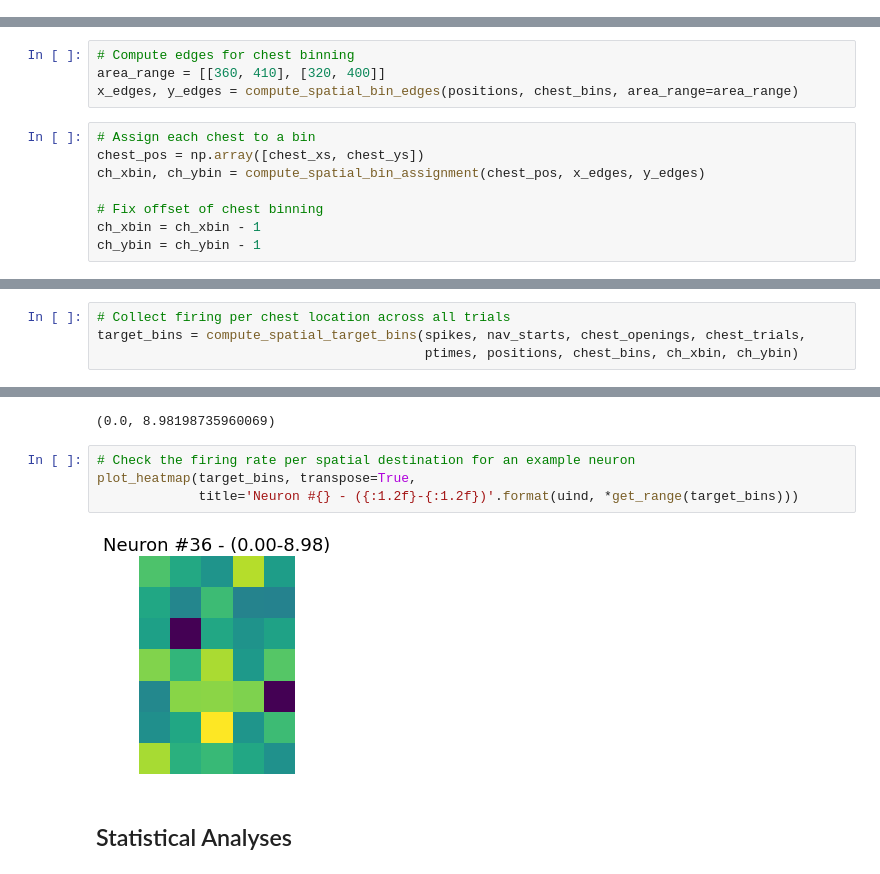
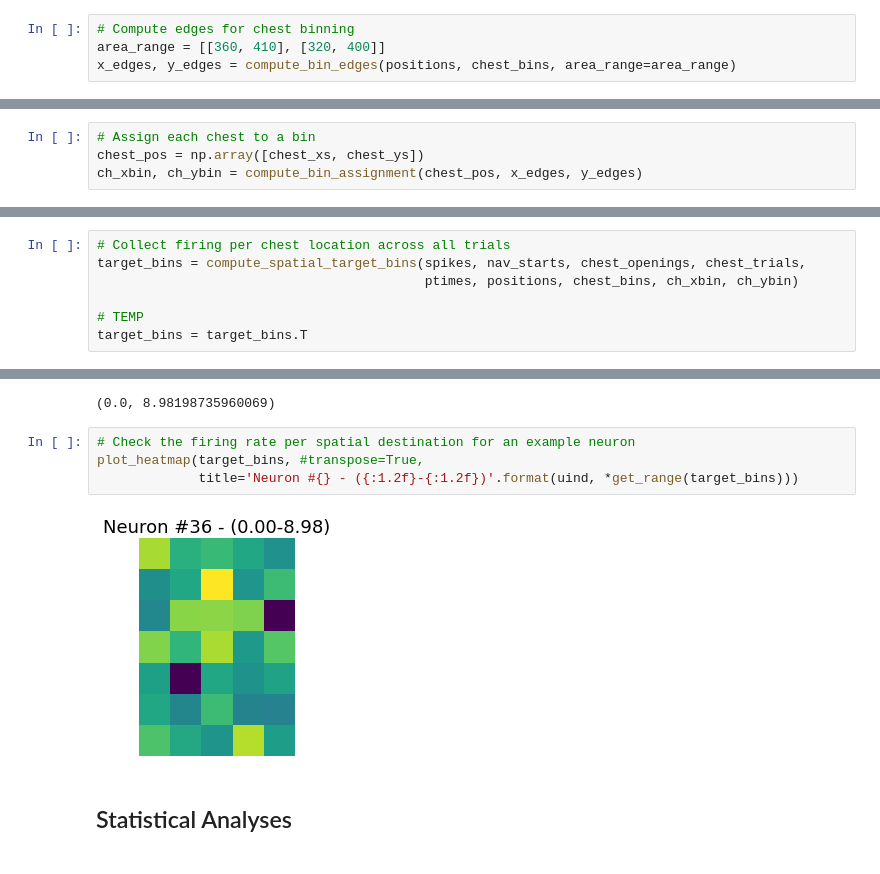
Before and after one commit to HSUPipeline/AnalyzeTH, a Jupyter notebook: notebooks/03-SpatialTargetCells.ipynb, the cells around one changed output, grey strips where cells are left out. Cells and saved outputs as stored; diff of their text form.

```diff
--- a/notebooks/03-SpatialTargetCells.ipynb
+++ b/notebooks/03-SpatialTargetCells.ipynb
@@ -134,6 +138,10 @@ Position X range: 285.00 - 433.00
 _, positions_trials = epoch_data_by_range(ptimes, positions,
                                           nwbfile.trials.navigation_start[:],
                                           nwbfile.trials.navigation_stop[:])
+# %%
+# Compute edges for chest binning
+area_range = [[360, 410], [320, 400]]
+x_edges, y_edges = compute_bin_edges(positions, chest_bins, area_range=area_range)
 # %%
 # Plot the subject positions, overlaid with chest positions
 landmarks = {'positions' : np.array([chest_xs, chest_ys]), 'color' : 'green'}
@@ -143,12 +151,4 @@ plot_positions(positions_trials, landmarks=landmarks, figsize=(5, 7))
-# %%
-# Compute edges for chest binning
-area_range = [[360, 410], [320, 400]]
-x_edges, y_edges = compute_spatial_bin_edges(positions, chest_bins, area_range=area_range)
 # %%
 # Assign each chest to a bin
 chest_pos = np.array([chest_xs, chest_ys])
-ch_xbin, ch_ybin = compute_spatial_bin_assignment(chest_pos, x_edges, y_edges)
-
-# Fix offset of chest binning
-ch_xbin = ch_xbin - 1
-ch_ybin = ch_ybin - 1
+ch_xbin, ch_ybin = compute_bin_assignment(chest_pos, x_edges, y_edges)
@@ -200,6 +200,9 @@ plot_heatmap(chest_occupancy, transpose=True)
 # Collect firing per chest location across all trials
 target_bins = compute_spatial_target_bins(spikes, nav_starts, chest_openings, chest_trials,
                                           ptimes, positions, chest_bins, ch_xbin, ch_ybin)
+
+# TEMP
+target_bins = target_bins.T
 # %%
 # Check range of firing across spatial target bins
 get_range(target_bins)
@@ -207,10 +210,10 @@ get_range(target_bins)
 (0.0, 8.98198735960069)
 # %%
 # Check the firing rate per spatial destination for an example neuron
-plot_heatmap(target_bins, transpose=True,
+plot_heatmap(target_bins, #transpose=True,
              title='Neuron #{} - ({:1.2f}-{:1.2f})'.format(uind, *get_range(target_bins)))
 # %% [output]
-[figure, old version]
+[figure, new version]
 # %% [markdown]
 ## Statistical Analyses
 # %%
```
Also changed, not shown: parts of 18 cells of this notebook, 1 other file.
